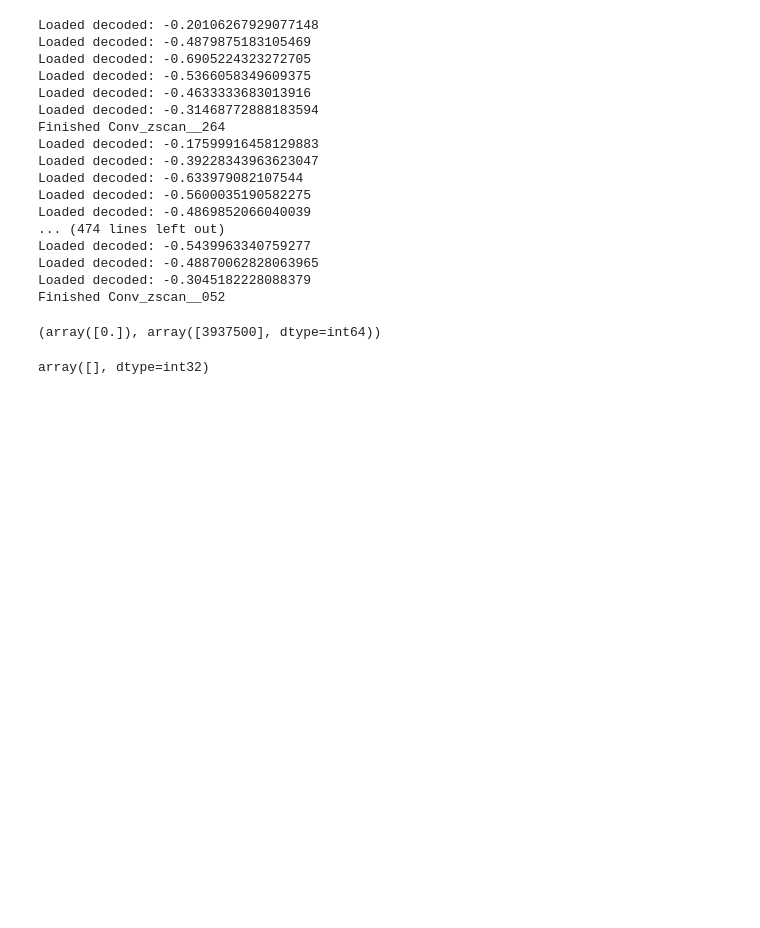
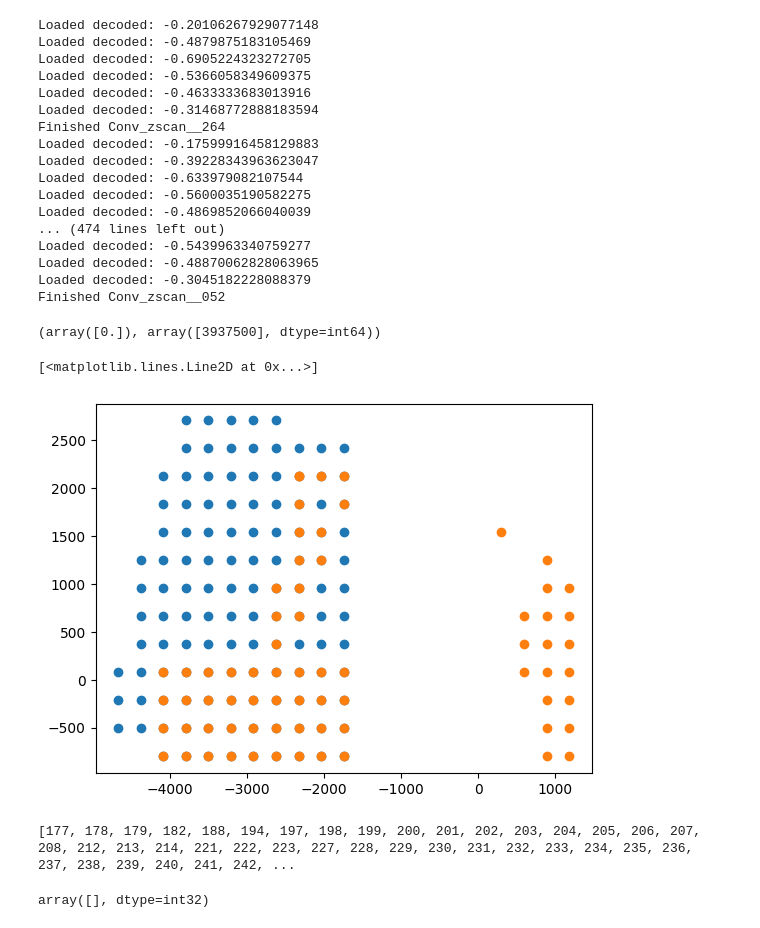
Before and after one commit to deprekate/NMERFISH, a Jupyter notebook: Human/PullTogetherCombineSVZ.ipynb, the cells around one changed output. Cells and saved outputs as stored; diff of their text form; code cells hidden in the pictures; blank space fills up the shorter version.

```diff
--- a/Human/PullTogetherCombineSVZ.ipynb
+++ b/Human/PullTogetherCombineSVZ.ipynb
@@ -190,6 +210,25 @@ ifovs = [264,265,266,275,276,277,279,280,281,
  257,269,270,271,272,285,284,309,310,
  256,251,250,249,287,286,307,308,220,305,304,224,226,225,210,211,209,195,196,180,183,180,181,176,
  8,9,13,12,14,42,16,40,41,38,39,45,37,47,46,48,57,56,52]
+# %%
+fls = glob.glob(r'\\192.168.0.127\Raw_data\Roy\HumanSVZMER_6_26_2023\H0__set1\*.xml')
+xys = []
+for fl in tqdm(fls):
+    txt = open(fl,'r').read()
+    xyfov = eval(txt.split('<stage_position type="custom">')[-1].split('<')[0])
+    xys.append(xyfov)
+xys = np.array(xys)
+# %%
+keep = xys[:,0]<-1700
+plt.plot(xys[keep,0],xys[keep,1],'o')
+plt.plot(xys[ifovs,0],xys[ifovs,1],'o')
+# %% [output]
+[<matplotlib.lines.Line2D at 0x...>]
+[figure, added]
+# %%
+print(list(np.setdiff1d(np.where(keep)[0],ifovs)))
+# %% [output]
+[177, 178, 179, 182, 188, 194, 197, 198, 199, 200, 201, 202, 203, 204, 205, 206, 207, 208, 212, 213, 214, 221, 222, 223, 227, 228, 229, 230, 231, 232, 233, 234, 235, 236, 237, 238, 239, 240, 241, 242, ...
 # %%
 save_fls = glob.glob(r"\\192.168.0.127\Raw_data\Roy\HumanSVZMER_6_26_2023\Combined\finaldecs_*")
 #print(save_fl)
```
Also changed, not shown: parts of 3 cells of this notebook, 3 other files.
